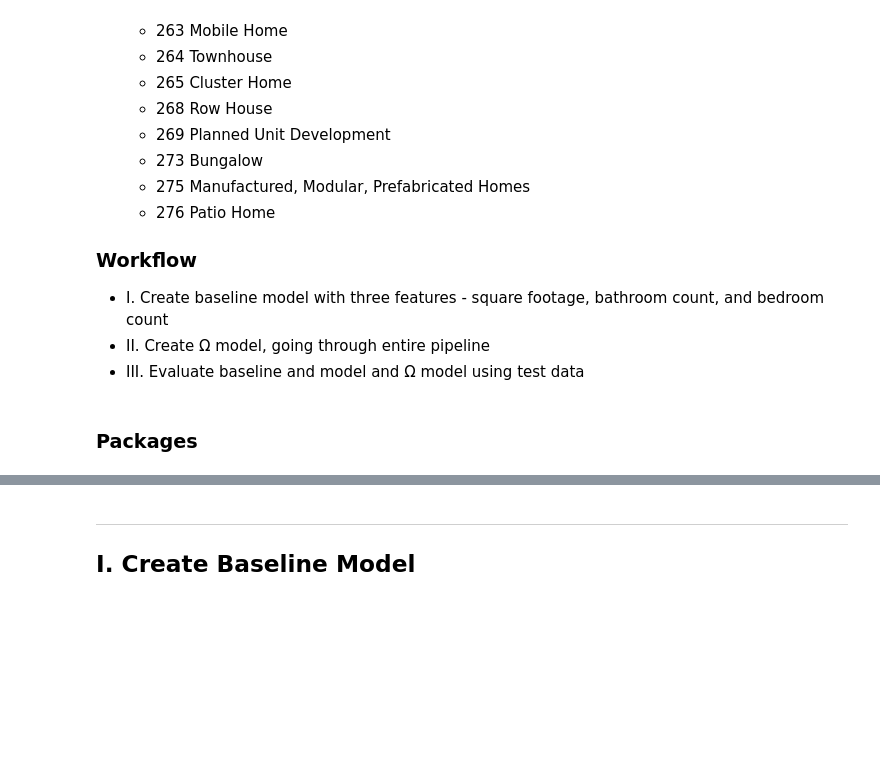
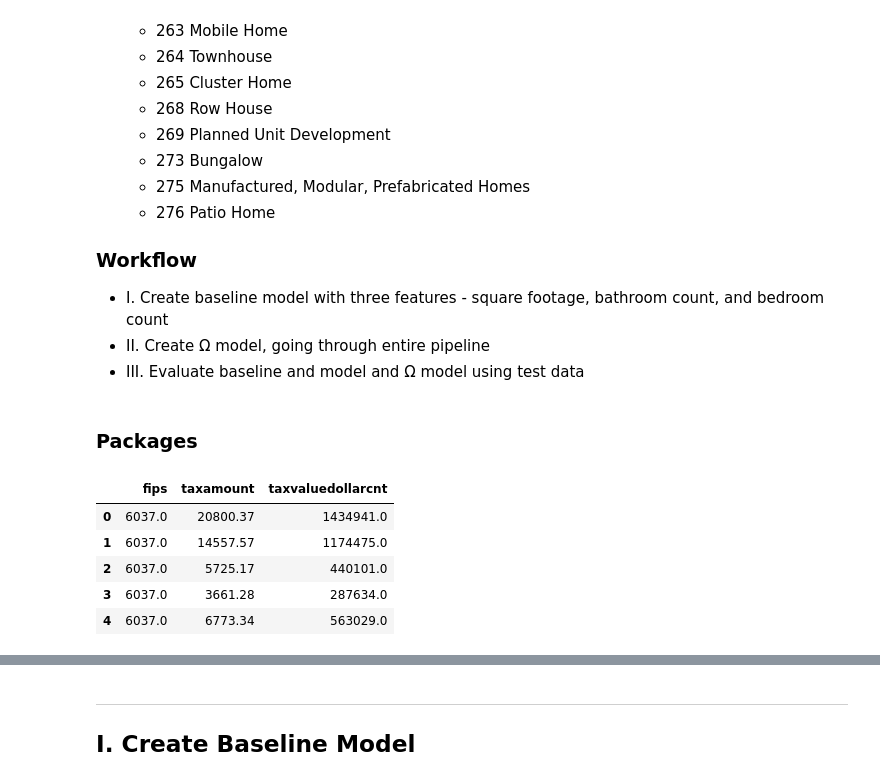
Before and after one commit to crisgiovanoni/zillow_project, a Jupyter notebook: Estimating Assessed Value of Properties - Zillow Dataset.ipynb, the cells around one changed output, grey strips where cells are left out. Saved outputs shown, nothing was run; the diff lists cells and outputs as text; code cells hidden in the pictures; blank space fills up the shorter version.

```diff
--- a/Estimating Assessed Value of Properties - Zillow Dataset.ipynb
+++ b/Estimating Assessed Value of Properties - Zillow Dataset.ipynb
@@ -46,3 +46,14 @@ from math import sqrt
 
 
 import zillow_util as util
+# %%
+dist = util.get_zillow_dist()
+# %%
+dist.head()
+# %% [output]
+|  | fips | taxamount | taxvaluedollarcnt |
+| 0 | 6037.0 | 20800.37 | 1434941.0 |
+| 1 | 6037.0 | 14557.57 | 1174475.0 |
+| 2 | 6037.0 | 5725.17 | 440101.0 |
+| 3 | 6037.0 | 3661.28 | 287634.0 |
+| 4 | 6037.0 | 6773.34 | 563029.0 |
```
Also changed, not shown: parts of 4 cells of this notebook, 6 other files.
